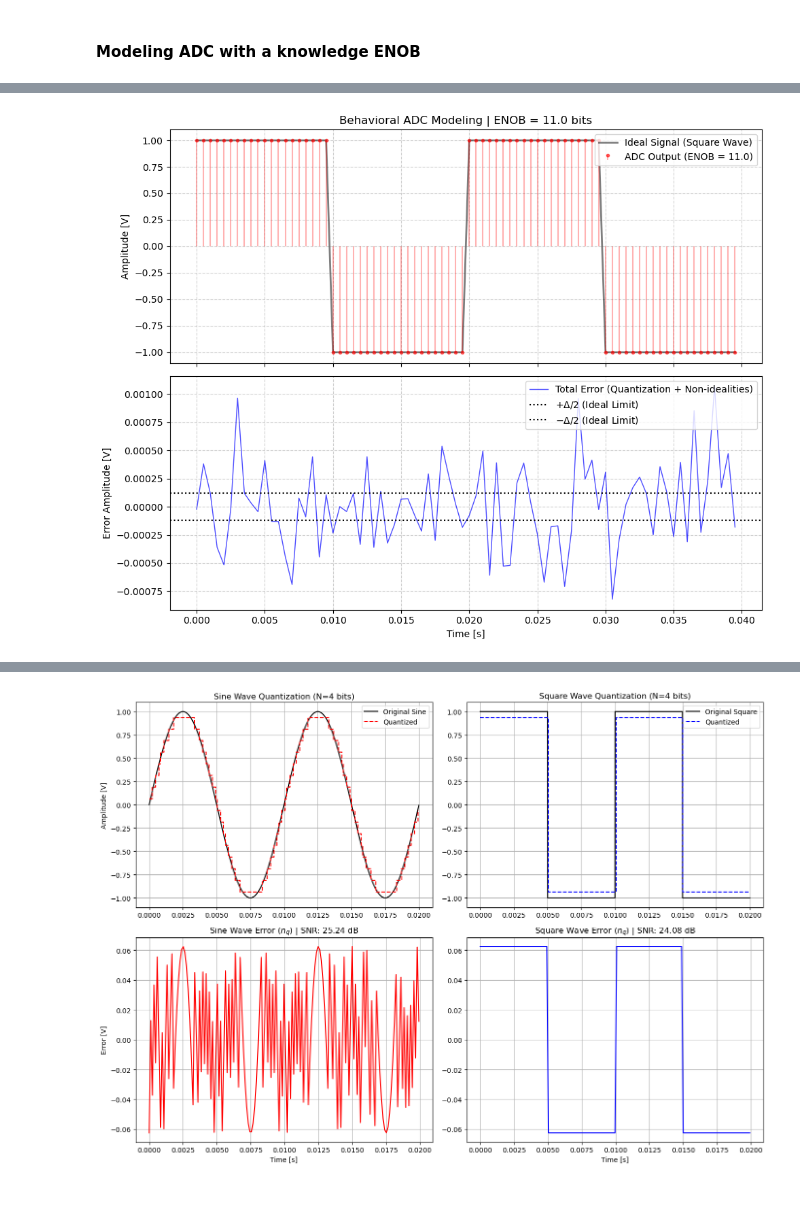
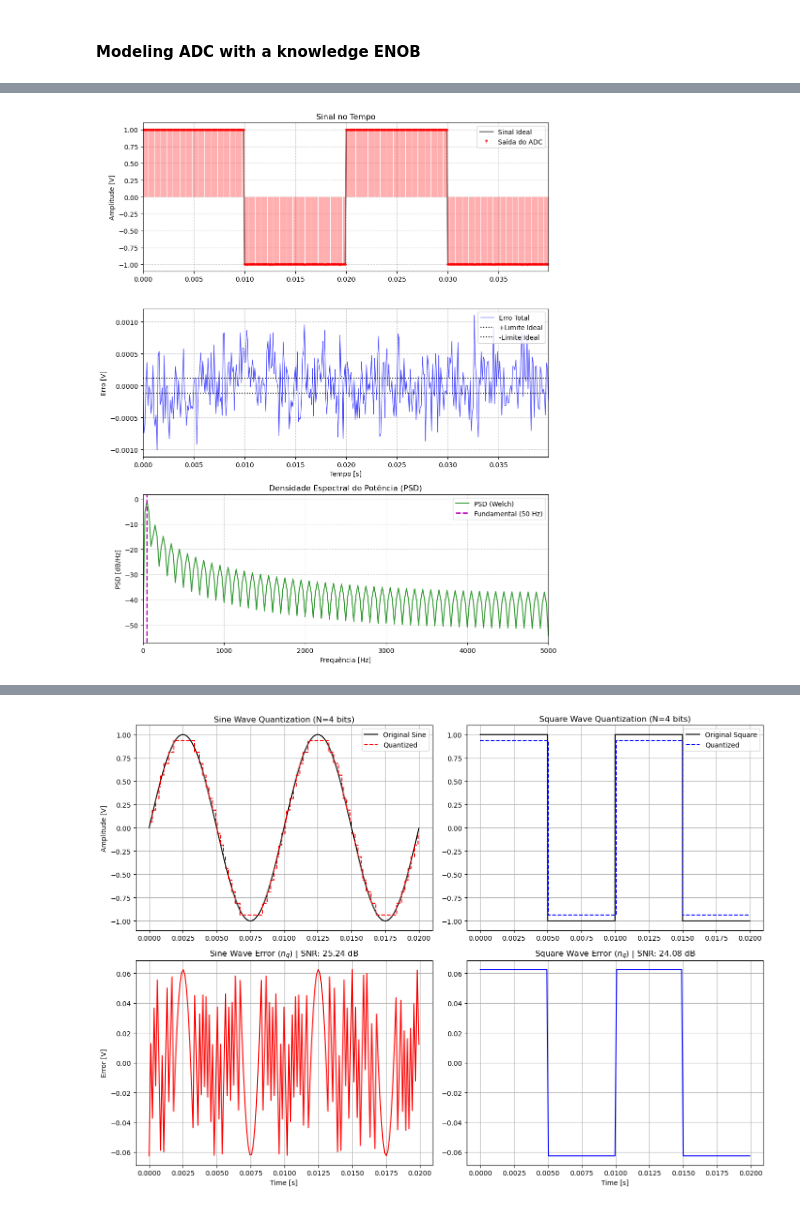
Before and after one commit to elmerfariass/DSPcap, a Jupyter notebook: ADC&DAC.ipynb, the cells around one changed output, grey strips where cells are left out. Cells and saved outputs as stored; diff of their text form; code cells hidden in the pictures.

```diff
--- a/ADC&DAC.ipynb
+++ b/ADC&DAC.ipynb
@@ -580,61 +556,73 @@ def adc_enob_model(x, ENOB, fs, Vmax, Vmin, margin_bits=2):
 # %%
-# 1. Analog Signal Configuration (Square Wave)
-fs = 2000          # 100 kHz sampling rate
-f_sig = 50           # 50 Hz square wave
+# ==========================================
+# 2. CONFIGURAÇÃO E EXECUÇÃO
+# ==========================================
+fs = 10000         # 100 kHz
+f_sig = 50           # 50 Hz
 t = np.arange(0, 0.04, 1/fs)
 x_analog = signal.square(2 * np.pi * f_sig * t)
 
-# 2. Target ADC Specifications
-target_enob = 11.0     # 11-bit effective resolution
+target_enob = 11.0
 v_min, v_max = -1.0, 1.0
 
-# 3. Running the Model
-y_out, total_error, delta_step, measured_snr, noise_pwr, internal_bits = adc_enob_model(
-    x_analog, target_enob, fs, v_max, v_min, margin_bits=2
+# Executando a função
+y_out, total_error, delta_step, f_psd, Pxx, measured_snr, internal_bits, OSR = adc_dynamic_model(
+    x_analog, target_enob, fs, f_sig, v_max, v_min, margin_bits=2
 )
 
-# 4. Printing Results
+# ==========================================
+# 3. OUTPUTS DE TEXTO
+# ==========================================
 print("-" * 45)
-print("ADC MODELING RESULTS")
+print("RESULTADOS DA MODELAGEM DO ADC")
 print("-" * 45)
-print(f"Target ENOB      : {target_enob} bits")
-print(f"Measured SNR     : {measured_snr:.2f} dB")
-print(f"Internal Res.    : {internal_bits} bits (Ideal Hardware)")
-print(f"Quantization Step: {delta_step:.6f} V")
+print(f"ENOB Alvo (Nyquist) : {target_enob} bits")
+print(f"Ganho de OSR        : {OSR:.0f}x")
+print(f"SNR na Banda Útil   : {measured_snr:.2f} dB")
+print(f"Resolução Interna   : {internal_bits} bits")
+print(f"Passo de Quantização: {delta_step:.6f} V")
 print("-" * 45)
 
-# 5. Graphical Plotting
-fig, (ax1, ax2) = plt.subplots(2, 1, figsize=(10, 8), sharex=True)
+# ==========================================
+# 4. PLOTAGEM DOS GRÁFICOS
+# ==========================================
+fig, (ax1, ax2, ax3) = plt.subplots(3, 1, figsize=(10, 12))
 
-# Signal Plot (Using Stem for ADC output)
-ax1.plot(t, x_analog, 'k-', alpha=0.5, lw=2, label='Ideal Signal (Square Wave)')
-
-# Discrete-time representation (Stem)
-# Using markerfmt='r.' to avoid cluttering the plot with 4000 dots
+# --- Gráfico 1: Sinal Temporal ---
+ax1.plot(t, x_analog, 'k-', alpha=0.5, lw=2, label='Sinal Ideal')
 markerline, stemlines, baseline = ax1.stem(
-    t, y_out,
-    linefmt='r-',
-    markerfmt='r.',
-    basefmt=' ',
-    label=f'ADC Output (ENOB = {target_enob})'
+    t, y_out, linefmt='r-', markerfmt='r.', basefmt=' ', label='Saída do ADC'
 )
-# Reducing stem opacity for better visualization
 plt.setp(stemlines, 'alpha', 0.3)
 plt.setp(markerline, 'alpha', 0.6)
-
-ax1.set_title(f'Behavioral ADC Modeling | ENOB = {target_enob} bits')
+ax1.set_title('Sinal no Tempo')
 ax1.set_ylabel('Amplitude [V]')
 ax1.legend(loc='upper right')
 ax1.grid(True, ls='--', alpha=0.6)
+ax1.set_xlim(t[0], t[-1])
 
-# Error Plot
-ax2.plot(t, total_error, 'b-', lw=1, alpha=0.7, label='Total Error (Quantization + Non-idealities)')
-ax2.axhline(delta_step/2, color='k', ls=':', label=r'$+\Delta/2$ (Ideal Limit)')
-ax2.axhline(-delta_step/2, color='k', ls=':', label=r'$-\Delta/2$ (Ideal Limit)')
-ax2.set_xlabel('Time [s]')
-ax2.set_ylabel('Error Amplitude [V]')
+# --- Gráfico 2: Erro ---
+ax2.plot(t, total_error, 'b-', lw=1, alpha=0.7, label='Erro Total')
+ax2.axhline(delta_step/2, color='k', ls=':', label='+Limite Ideal')
+ax2.axhline(-delta_step/2, color='k', ls=':', label='-Limite Ideal')
+ax2.set_xlabel('Tempo [s]')
+ax2.set_ylabel('Erro [V]')
 ax2.legend(loc='upper right')
 ax2.grid(True, ls='--', alpha=0.6)
+ax2.set_xlim(t[0], t[-1])
+
+# --- Gráfico 3: Espectro (PSD em dB) ---
+# Convertendo Pxx para dB/Hz para uma visualização clássica de engenharia
+Pxx_dB = 10 * np.log10(Pxx)
+
+ax3.plot(f_psd, Pxx_dB, 'g-', alpha=0.8, label='PSD (Welch)')
+ax3.axvline(f_sig, color='m', ls='--', lw=2, label='Fundamental (50 Hz)')
+ax3.set_title('Densidade Espectral de Potência (PSD)')
+ax3.set_xlabel('Frequência [Hz]')
+ax3.set_ylabel('PSD [dB/Hz]')
+ax3.set_xlim(0, fs/2)
+ax3.legend(loc='upper right')
+ax3.grid(True, ls='--', alpha=0.6)
 
 plt.tight_layout()
 plt.show()
@@ -649,5 +638,5 @@ Quantization Step: 0.000244 V
 ---------------------------------------------
-[figure, old version]
+[figure, new version]
 # %%
 # 1. Parâmetros do Sinal Original (Puro)
 fs_analog = 200000  # Frequência base muito alta para simular o contínuo
```
Also changed, not shown: parts of 5 cells of this notebook.
